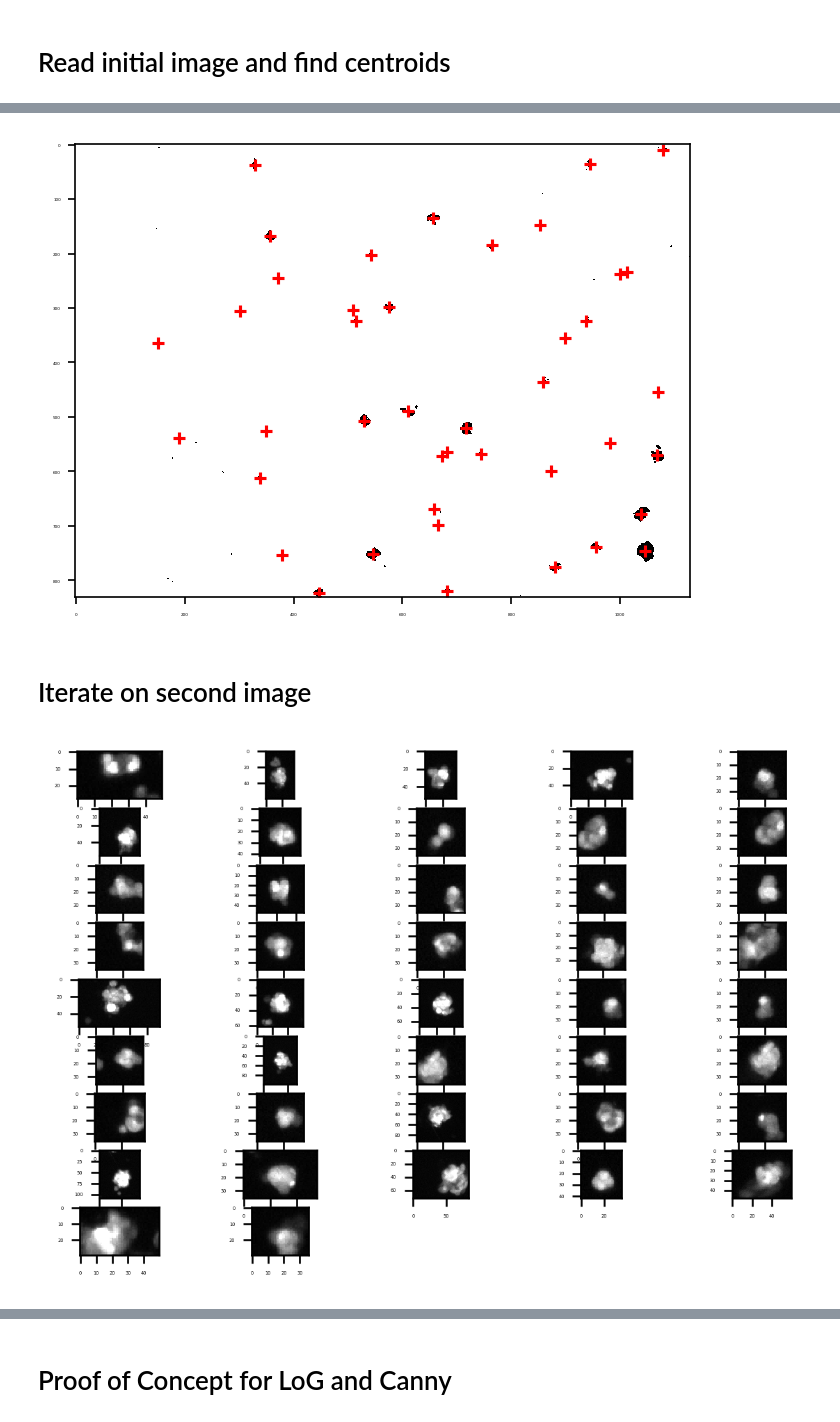
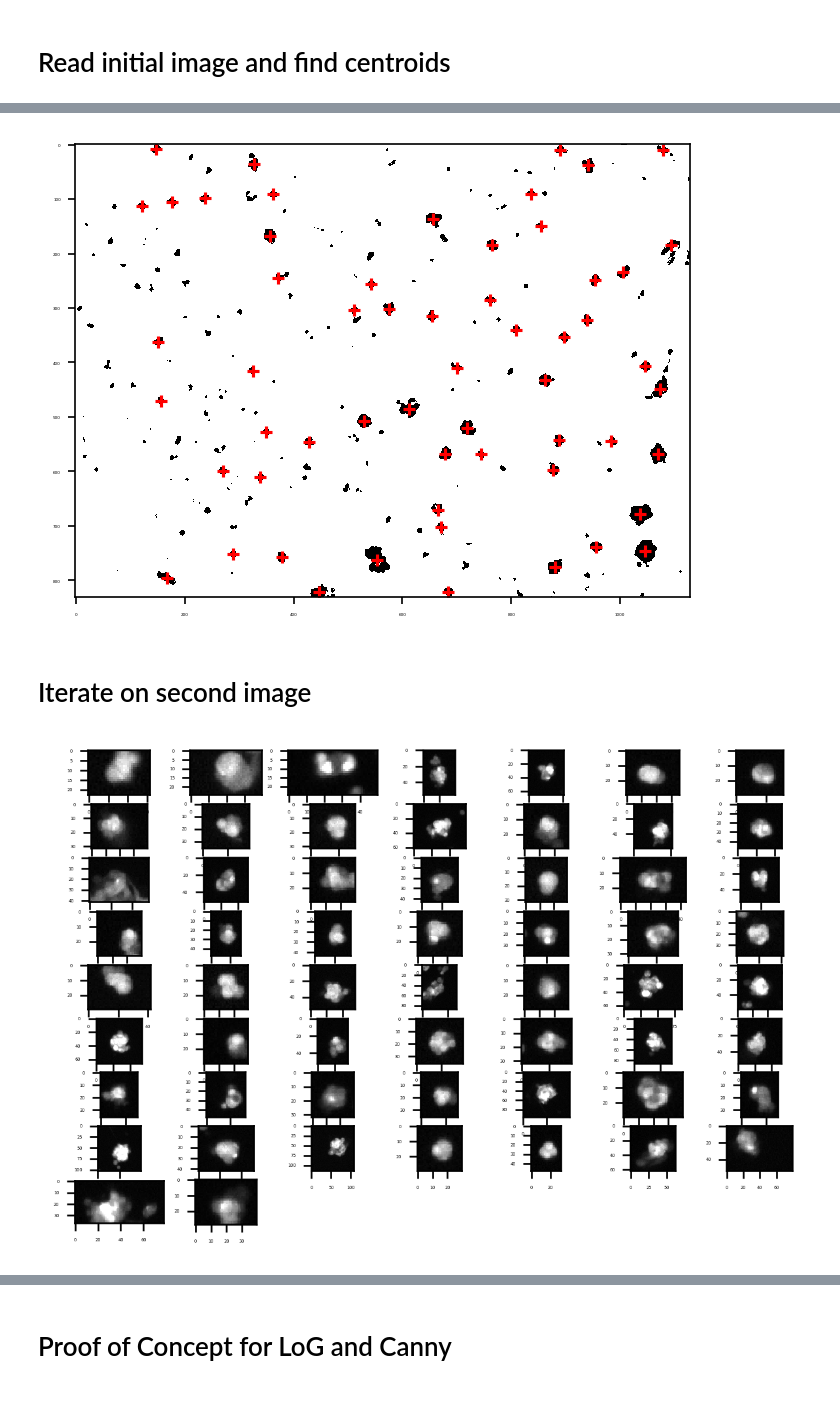
Before and after one commit to peteyeh/celltrack, a Jupyter notebook: feature_extract.ipynb, the cells around one changed output, grey strips where cells are left out. Cells and saved outputs as stored; diff of their text form; code cells hidden in the pictures.

```diff
--- a/feature_extract.ipynb
+++ b/feature_extract.ipynb
@@ -13,27 +13,29 @@ def binarize_image(image):
     # 0 is a throwaway param, Otsu will determine
     threshold, binarized = \
         cv2.threshold(image, 0, 255, cv2.THRESH_BINARY_INV+cv2.THRESH_OTSU)
-    binarized = (image < 2.5*threshold).astype(int)  # sets a higher threshold
+    binarized = (image < 1.0*threshold).astype(int)  # sets a higher threshold
     return binarized
 
-# Input: Set of coordinates corresponding to points in the cluster
+# Input:
+#  - cluster: List of (x, y) coordinates corresponding to points in the cluster
+#  - coordinate_bounds: Generally the shape of the original image, in (x, y) form.
 # Output:
 #  - centroid: [x, y]
 #  - box_x: [min_x, max_x] of the bounding box
 #  - box_y: [min_y, max_y] of the bounding box
-def compute_centroid(cluster):
+def compute_centroid(cluster, coordinate_bounds):
     y, x = np.mean(cluster, axis=0).astype(int) # cast early so we don't have to cast the boxes
     centroid = [x, y]
 
     min_x = np.min(cluster[:, 1])
     max_x = np.max(cluster[:, 1])
-    size_x = max(18, int(1.5*(max_x - min_x)))
-    box_x = [x - size_x, x + size_x]
+    size_x = max(15, int(1.2*(max_x - min_x)))
+    box_x = [max(0, x - size_x), min(coordinate_bounds[1], x + size_x)]
 
     min_y = np.min(cluster[:, 0])
     max_y = np.max(cluster[:, 0])
-    size_y = max(18, int(1.5*(max_y - min_y)))
-    box_y = [y - size_y, y + size_y]
+    size_y = max(15, int(1.2*(max_y - min_y)))
+    box_y = [max(0, y - size_y), min(coordinate_bounds[0], y + size_y)]
 
     return centroid, box_x, box_y
 # %%
@@ -44,6 +46,9 @@ rfp = cv2.imreadmulti('RFP-1.tif')[1]
 # %%
 initial_image = rfp[0]
 initial_binarized = binarize_image(initial_image)
+
+coordinate_bounds = initial_image.shape
+print("Image dimensions: " + str(coordinate_bounds))
 
 plt.figure(dpi=180)
 plt.subplot(1,2,1)
@@ -56,17 +62,19 @@ plt.show()
 # %%
 cell_points = np.argwhere(1-initial_binarized)
-clustering = DBSCAN(eps=6, min_samples=1).fit(cell_points)
+clustering = DBSCAN(eps=6, min_samples=100).fit(cell_points)
 labels = clustering.labels_
 
 centroids = []
 boxes_x = []
 boxes_y = []
-for i in range(min(labels), max(labels)+1):
+
+# note that clustering.labels_ includes -1, which are noisy samples
+for i in range(0, max(labels)+1):
     indices = np.where(labels == i)
     cluster = cell_points[indices]
-    if np.max(cluster[:, 1]) - np.min(cluster[:, 1]) >= 3 and \
-       np.max(cluster[:, 0]) - np.min(cluster[:, 0]) >= 3:
-        centroid, box_x, box_y = compute_centroid(cluster)
+    if np.max(cluster[:, 1]) - np.min(cluster[:, 1]) >= 9 and \
+       np.max(cluster[:, 0]) - np.min(cluster[:, 0]) >= 9:
+        centroid, box_x, box_y = compute_centroid(cluster, coordinate_bounds)
 
         centroids += [centroid,]
         boxes_x += [box_x,]
@@ -81,7 +89,7 @@ plt.imshow(initial_binarized, interpolation='nearest', cmap='gray')
 plt.scatter(*zip(*centroids), c='r', marker='+')
 plt.show()
 # %% [output]
-[figure, old version]
+[figure, new version]
 # %% [markdown]
 # Iterate on second image
 # %%
@@ -107,7 +115,7 @@ for i in range(len(centroids)):
 
     # Need to ensure cell is inside the box
     if len(cluster) > 0:
-        sub_centroid, sub_box_x, sub_box_y = compute_centroid(cluster)
+        sub_centroid, sub_box_x, sub_box_y = compute_centroid(cluster, coordinate_bounds)
 
         centroid = np.array(sub_centroid) + np.array([box_x[0], box_y[0]])
         box_x = sub_box_x + box_x[0]
@@ -121,16 +129,16 @@ new_centroids = np.array(new_centroids)
 new_boxes_x = np.array(new_boxes_x)
 new_boxes_y = np.array(new_boxes_y)
 # %%
-cols = 5
+cols = 7
 rows = int(len(boxes) / cols) + 1
 
 plt.figure(dpi=240)
 for i in range(len(boxes)):
     plt.subplot(rows,cols,i+1)
     plt.imshow(boxes[i], interpolation='nearest', cmap='gray')
 plt.show()
 # %% [output]
-[figure, old version]
+[figure, new version]
 # %%
 plt.figure(dpi=240)
 for i in range(len(filtered_boxes)):
```
Also changed, not shown: parts of 4 cells of this notebook.
